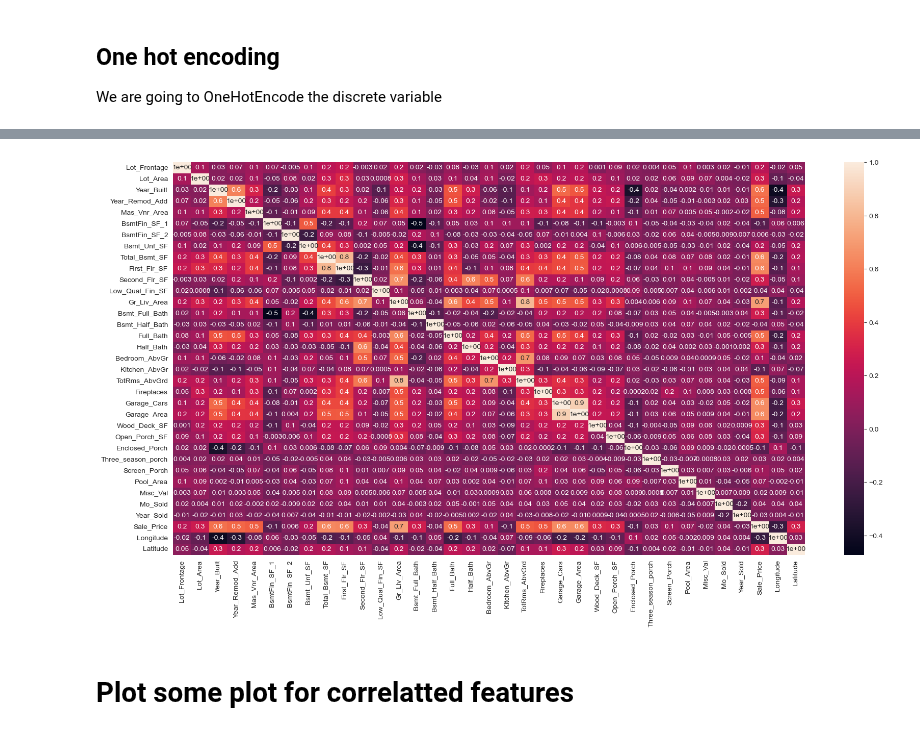
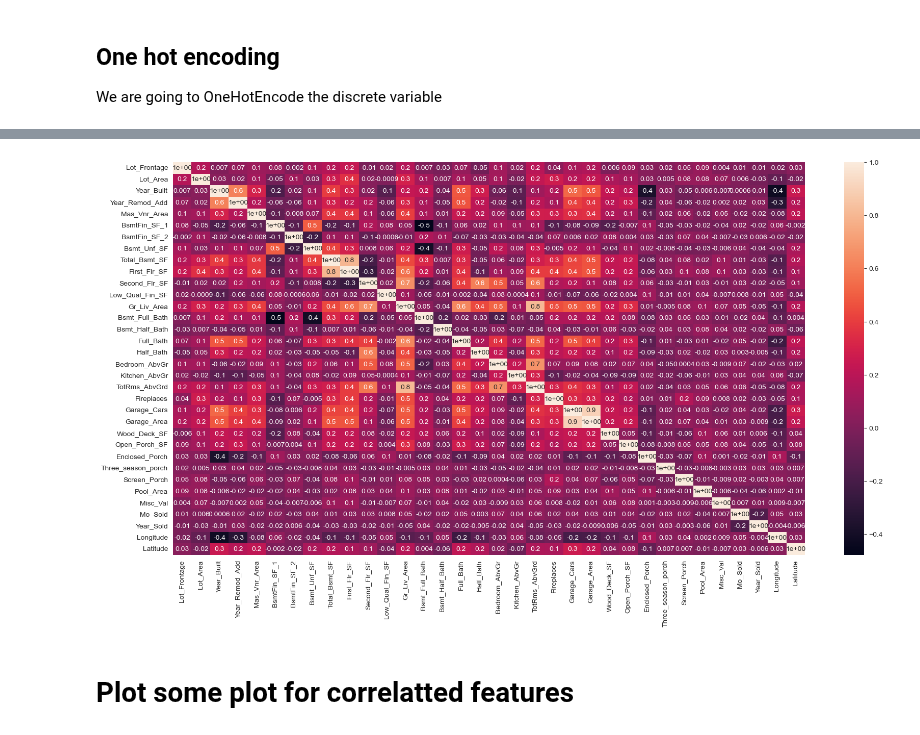
Before and after one commit to davide-tonetto-884585/House-Sale-Price-Prediction, a Jupyter notebook: data-engineering.ipynb, the cells around one changed output, grey strips where cells are left out. Saved outputs shown, nothing was run; the diff lists cells and outputs as text; code cells hidden in the pictures.

```diff
--- a/data-engineering.ipynb
+++ b/data-engineering.ipynb
@@ -59,11 +101,11 @@ categorical_idx = ['MS_SubClass','MS_Zoning','Street','Alley','Lot_Shape','Land_
 # %%
 #figure size
 plt.figure(figsize=(20, 10))
 #heat map for correlation coefficient
-sns.heatmap(original_data.corr(), annot=True, fmt="0.1")
+sns.heatmap(X_train.corr(), annot=True, fmt="0.1")
 plt.show()
 # %% [output]
-[figure, old version]
+[figure, new version]
 # %% [markdown]
 # Plot some plot for correlatted features
 # %%
```
Also changed, not shown: parts of 3 cells of this notebook.
